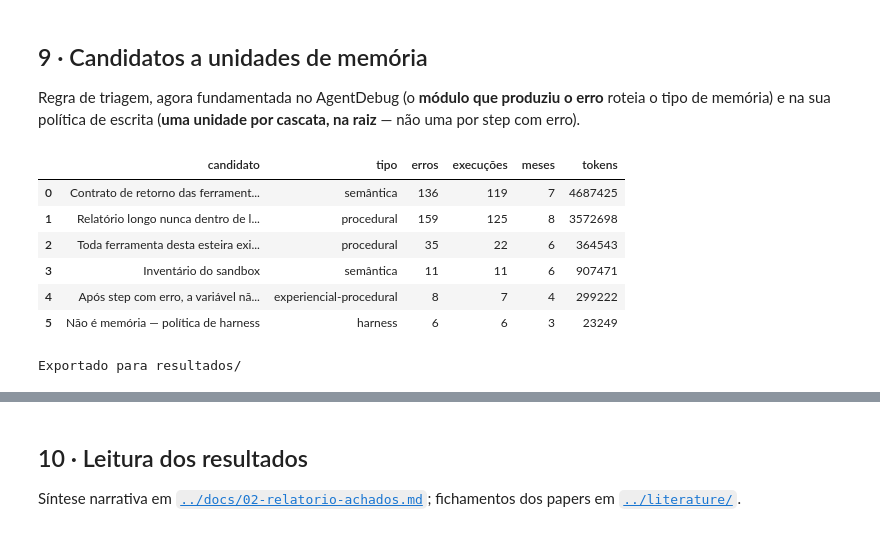
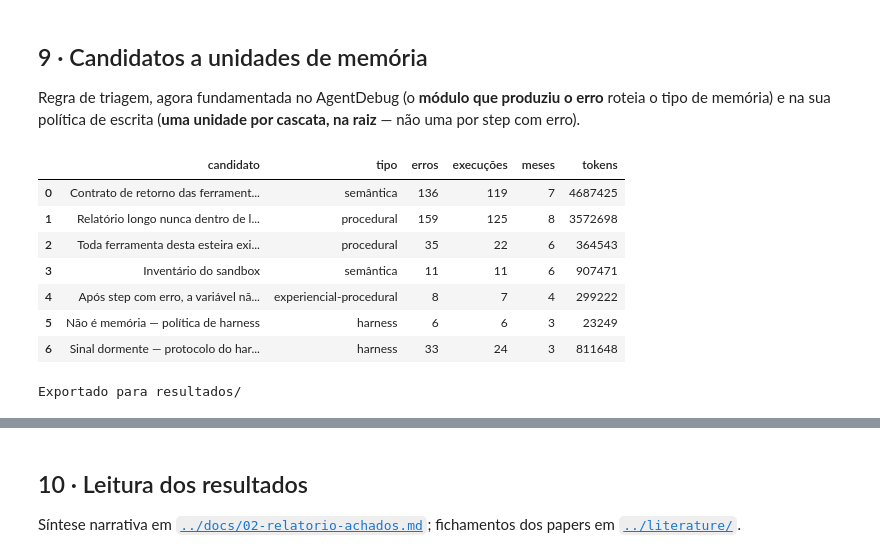
Before and after one commit to rc-ventura/memory_layer_ai_agents, a Jupyter notebook: analysis/2026-09-trace-law-flow/pipeline/analise_trace_esteira_juridica.ipynb, the cells around one changed output, grey strips where cells are left out. Saved outputs shown, nothing was run; the diff lists cells and outputs as text; code cells hidden in the pictures.

```diff
--- a/analysis/2026-09-trace-law-flow/pipeline/analise_trace_esteira_juridica.ipynb
+++ b/analysis/2026-09-trace-law-flow/pipeline/analise_trace_esteira_juridica.ipynb
@@ -126,7 +126,7 @@ def classify(m):
     if 'Could not index' in m:      return ('Contrato de retorno da ferramenta','Retorno é dict, agente indexa como lista')
     if 'does not support multiple positional' in m: return ('Convenção de chamada de ferramenta','Argumento posicional onde só cabe nomeado')
     if 'unterminated' in m:         return ('Geração de código','String não fechada (relatório longo em literal)')
-    if 'regex pattern' in m:        return ('Protocolo do harness','Resposta sem bloco de código [RESOLVIDO]')
+    if 'regex pattern' in m:        return ('Protocolo do harness','Resposta sem bloco de código [INATIVO desde dez/2025]')
     if 'IndentationError' in m:     return ('Geração de código','Indentação inválida')
     if 'leading zeros' in m:        return ('Geração de código','Data DD/MM interpolada como número')
     if 'forgot a comma' in m or 'never closed' in m or 'invalid decimal' in m:
@@ -1297,31 +1297,35 @@ CAND = [
   "Variável inexistente (estado perdido)"),
  ("Não é memória — política de harness", "harness",
   "AgentGenerationError/422: retry com backoff e circuit breaker por subagente.",
   "Falha do LLM interno"),
+ ("Sinal dormente — protocolo do harness [INATIVO]", "harness",
+  "≥2 casos num mês, ou taxa > 1/1k steps, reabre o candidato (limiar = teto do IC95% do regime pós-incidente dez/2025).",
+  "Resposta sem bloco de código [INATIVO desde dez/2025]"),
 ]
 tbl = []
 for nome, tipo, conteudo, assinatura in CAND:
     sub_e = E[E["assinatura"] == assinatura]
     tbl.append({"candidato": nome, "tipo": tipo, "erros": len(sub_e),
                 "execuções": sub_e["exec_id"].nunique(), "meses": sub_e["mes"].nunique(),
                 "tokens": int(sub_e["tok_tot"].sum()), "conteúdo proposto": conteudo})
 C = pd.DataFrame(tbl)
 display(C[["candidato","tipo","erros","execuções","meses","tokens"]])
 
 import os
 os.makedirs("resultados", exist_ok=True)
 C.to_csv("resultados/candidatos_memoria.csv", index=False)
 payoff.to_csv("resultados/payoff_assinaturas.csv")
 rec.to_csv("resultados/reincidencia.csv")
 E.assign(err_msg=E["err_msg"].str.slice(0,400)).to_csv("resultados/erros_classificados.csv", index=False)
 execs.to_csv("resultados/execucoes.csv", index=False)
 print("Exportado para resultados/")
 # %% [output]
 |  | candidato | tipo | erros | execuções | meses | tokens |
 | 0 | Contrato de retorno das ferrament... | semântica | 136 | 119 | 7 | 4687425 |
 | 1 | Relatório longo nunca dentro de l... | procedural | 159 | 125 | 8 | 3572698 |
 | 2 | Toda ferramenta desta esteira exi... | procedural | 35 | 22 | 6 | 364543 |
 | 3 | Inventário do sandbox | semântica | 11 | 11 | 6 | 907471 |
 | 4 | Após step com erro, a variável nã... | experiencial-procedural | 8 | 7 | 4 | 299222 |
 | 5 | Não é memória — política de harness | harness | 6 | 6 | 3 | 23249 |
+| 6 | Sinal dormente — protocolo do har... | harness | 33 | 24 | 3 | 811648 |
 Exportado para resultados/
```
Also changed, not shown: parts of 10 cells of this notebook, 3 other files.
